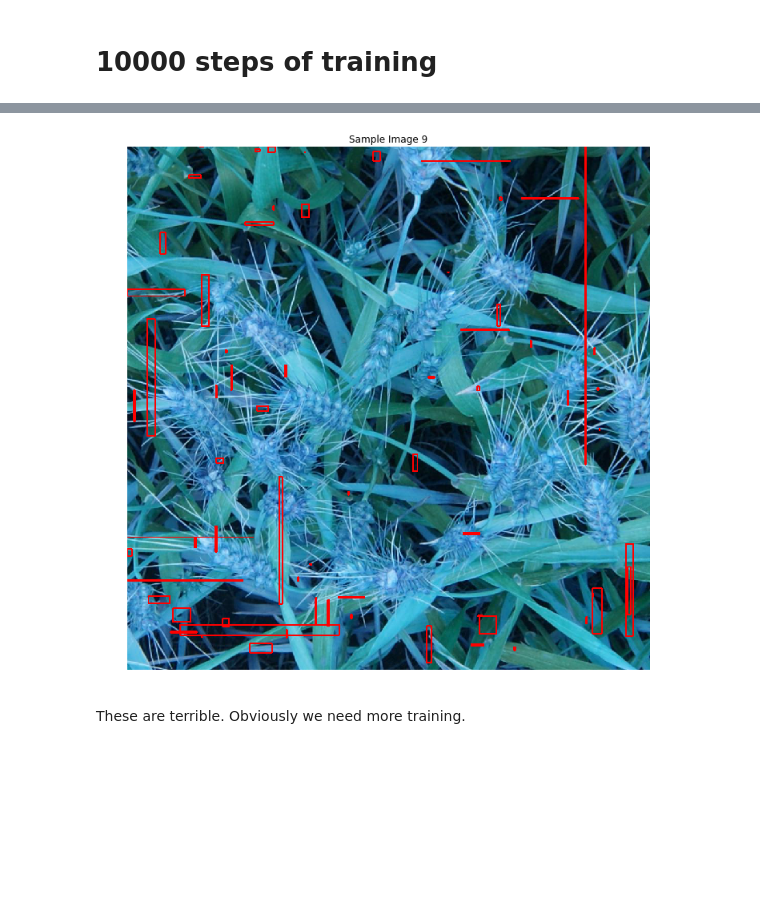
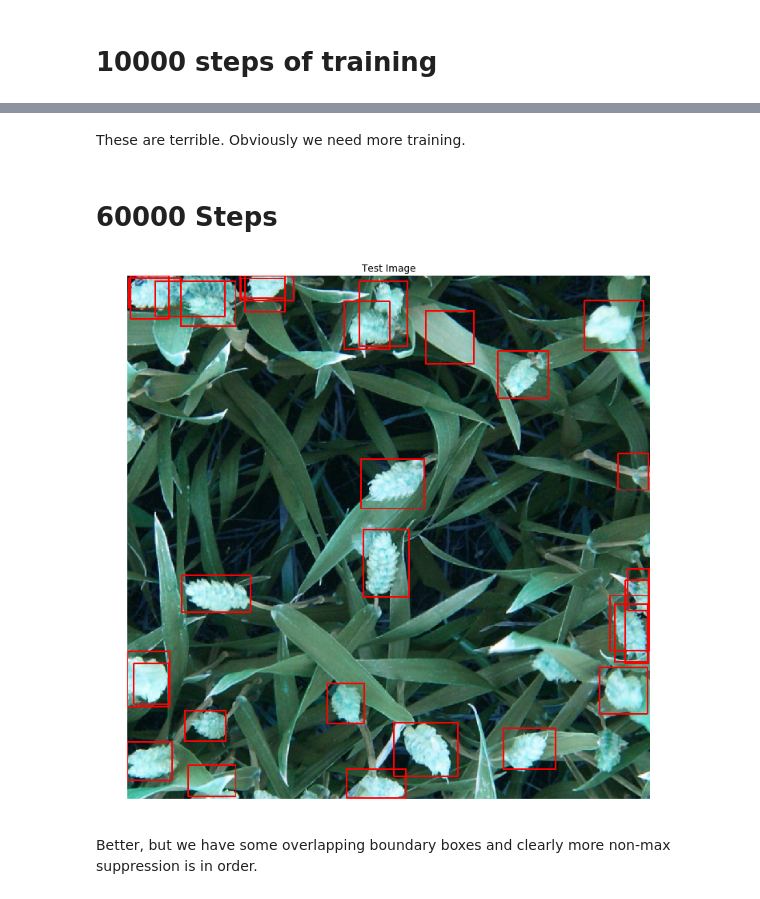
Before and after one commit to asoane34/TF_object_detection, a Jupyter notebook: 02.1TestImageInference.ipynb, the cells around one changed output, grey strips where cells are left out. Drawn from its saved outputs; the diff is of its cells as text; code cells hidden in the pictures; blank space fills up the shorter version.

```diff
--- a/02.1TestImageInference.ipynb
+++ b/02.1TestImageInference.ipynb
@@ -142,6 +128,18 @@ plot_tensors(inferences, all_files[1], input_dir)
-# %%
-plot_tensors(inferences, all_files[2], input_dir)
-# %% [output]
-[figure, removed]
 # %% [markdown]
 These are terrible. Obviously we need more training.
+# %% [markdown]
+# 60000 Steps
+# %%
+INPUT_PATH = "./global-wheat-detection/inferences60000.tfrecord"
+# %%
+inferences = prepare_df(INPUT_PATH)
+# %%
+all_files = list(inferences.filename.unique())
+# %%
+input_dir = "./global-wheat-detection/test"
+
+plot_examples(inferences, all_files[0], input_dir)
+# %% [output]
+[figure, added]
+# %% [markdown]
+Better, but we have some overlapping boundary boxes and clearly more non-max suppression is in order.
```
Also changed, not shown: parts of 12 cells of this notebook.
